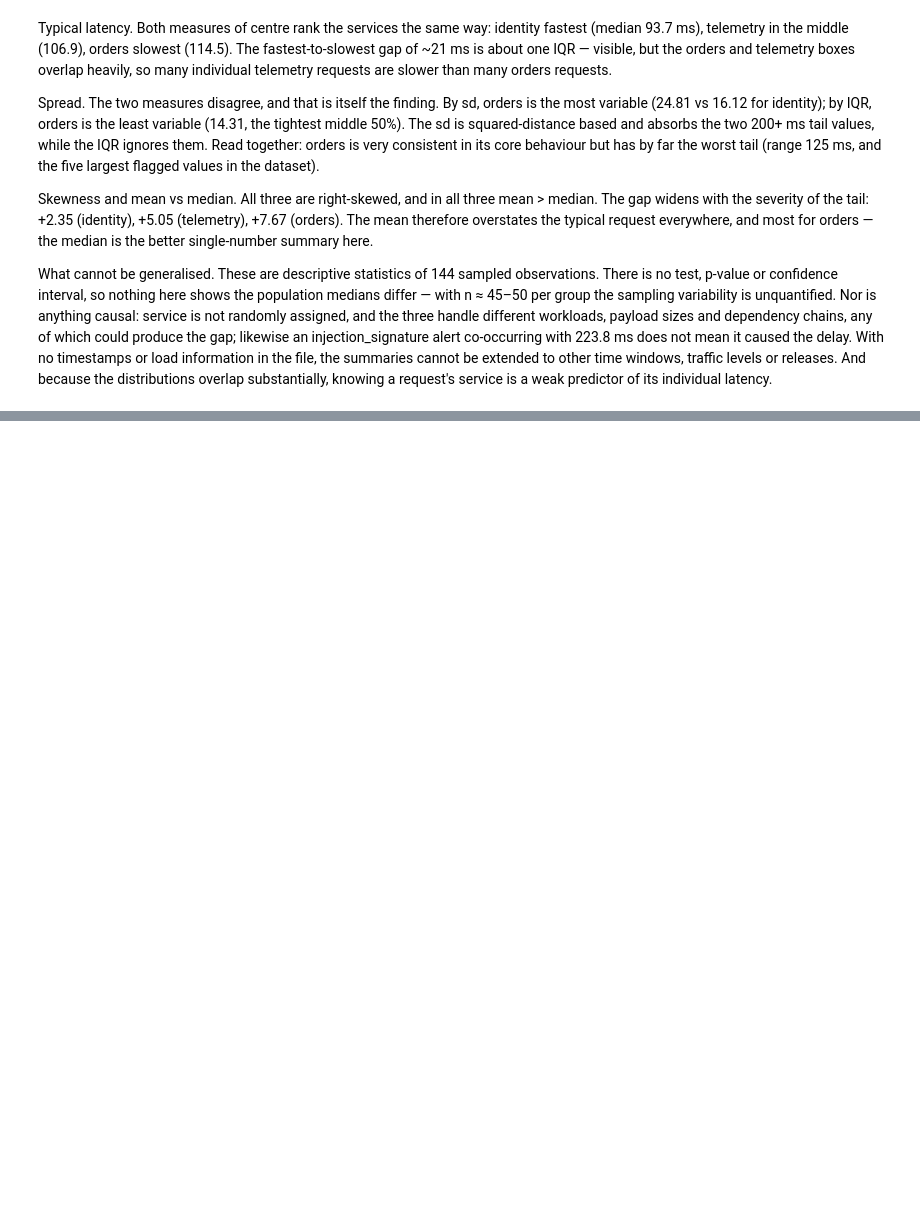
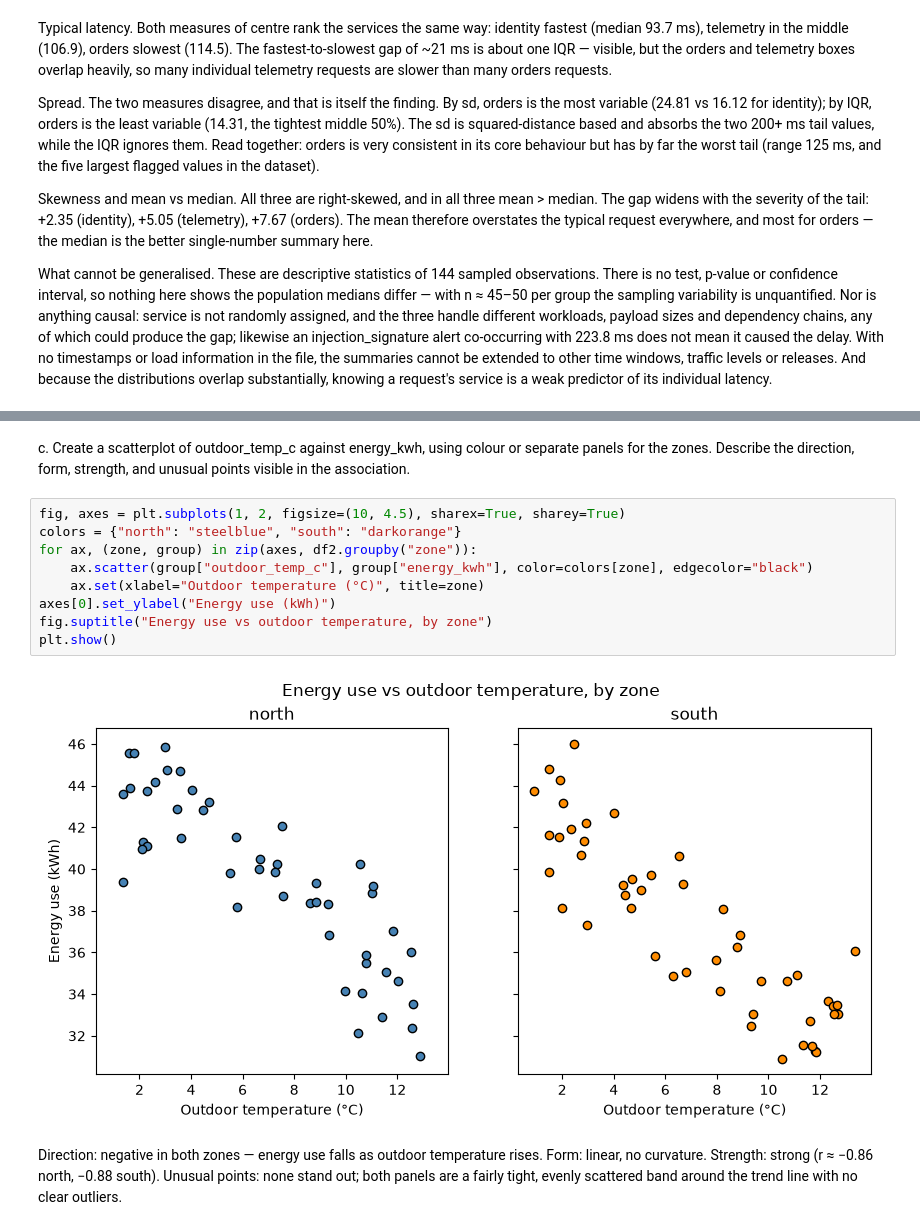
Before and after one commit to sebinko/STA1_26, a Jupyter notebook: Assignment1/assignment_1.ipynb, the cells around one changed output, grey strips where cells are left out. Cells and saved outputs as stored; diff of their text form; blank space fills up the shorter version.

```diff
--- a/Assignment1/assignment_1.ipynb
+++ b/Assignment1/assignment_1.ipynb
@@ -168,0 +235,15 @@ What cannot be generalised. These are descriptive statistics of 144 sampled obse
+# %% [markdown]
+c. Create a scatterplot of outdoor_temp_c against energy_kwh, using colour or separate panels for the zones. Describe the direction, form, strength, and unusual points visible in the association.
+# %%
+fig, axes = plt.subplots(1, 2, figsize=(10, 4.5), sharex=True, sharey=True)
+colors = {"north": "steelblue", "south": "darkorange"}
+for ax, (zone, group) in zip(axes, df2.groupby("zone")):
+    ax.scatter(group["outdoor_temp_c"], group["energy_kwh"], color=colors[zone], edgecolor="black")
+    ax.set(xlabel="Outdoor temperature (°C)", title=zone)
+axes[0].set_ylabel("Energy use (kWh)")
+fig.suptitle("Energy use vs outdoor temperature, by zone")
+plt.show()
+# %% [output]
+[figure, added]
+# %% [markdown]
+Direction: negative in both zones — energy use falls as outdoor temperature rises. Form: linear, no curvature. Strength: strong (r ≈ −0.86 north, −0.88 south). Unusual points: none stand out; both panels are a fairly tight, evenly scattered band around the trend line with no clear outliers.
```
Also changed, not shown: parts of 11 cells of this notebook.
